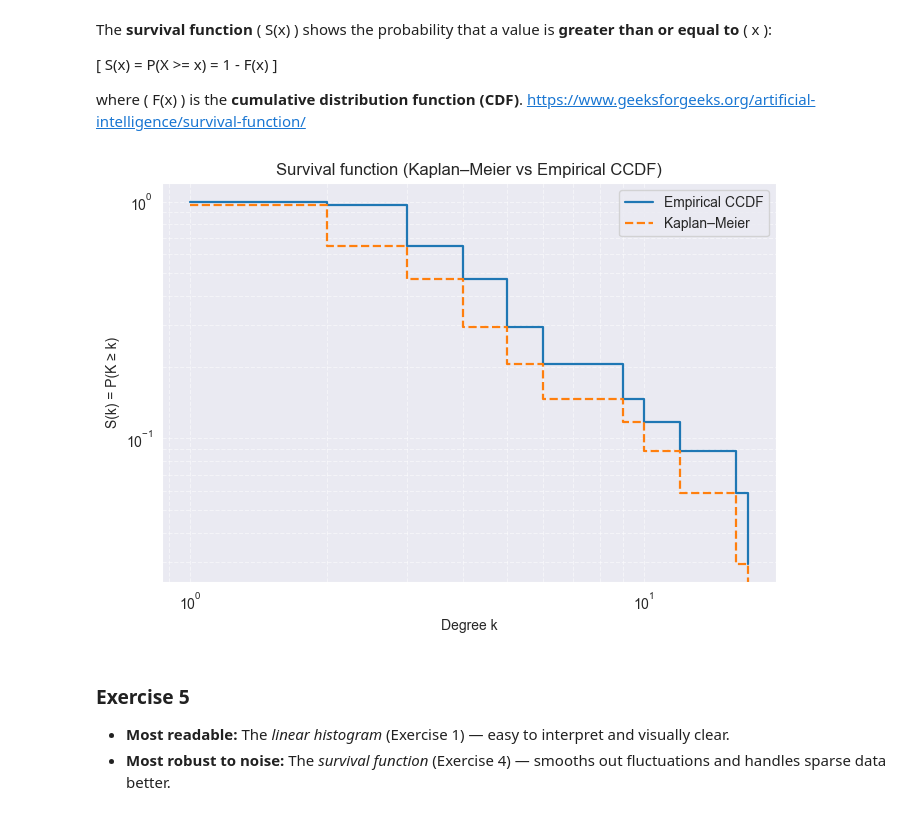
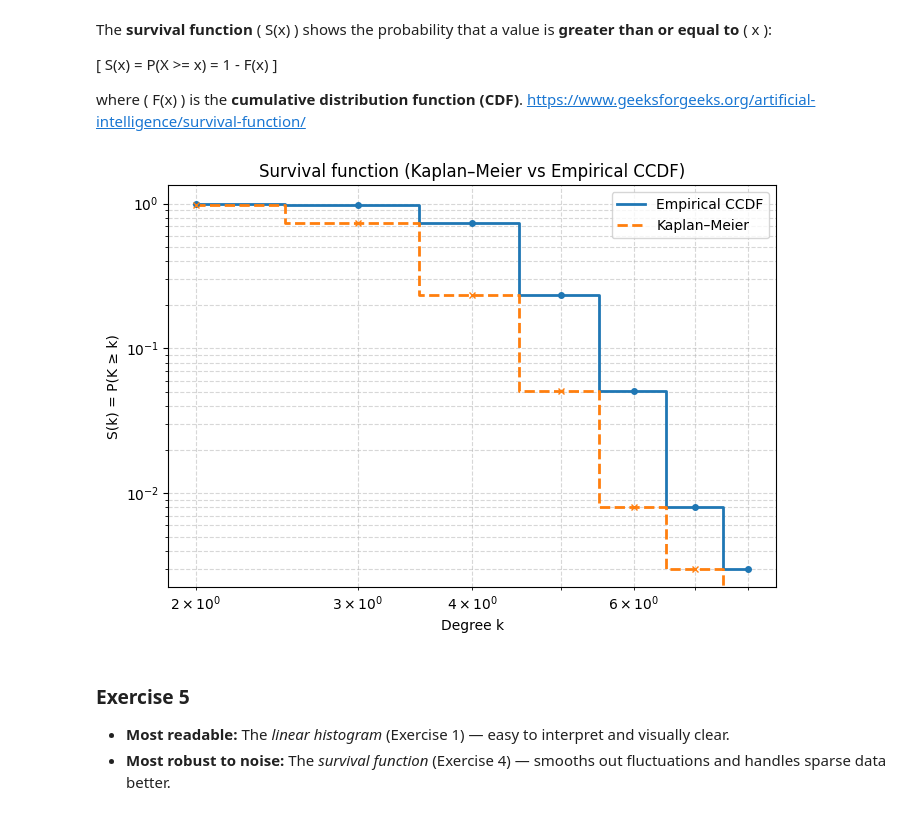
Before and after one commit to OganKuba/Social-Recomndation-Systems-Tasks, a Jupyter notebook: P4/E4.ipynb, the cells around one changed output. Drawn from its saved outputs; the diff is of its cells as text; code cells hidden in the pictures.

```diff
--- a/P4/E4.ipynb
+++ b/P4/E4.ipynb
@@ -115,42 +161,57 @@ def compute_survival_functions(degrees):
         if n_i > 0:
             # Update survival probability multiplicatively
             survival_product *= (1.0 - float(count_i) / n_i)
         survival_km[i] = survival_product
 
     return unique_degrees, survival_empirical, survival_km
 
 
 def plot_survival_comparison(degrees, title="Survival function (Kaplan–Meier vs Empirical CCDF)"):
-    # Compute survival curves from degree data
-    unique_degrees, survival_empirical, survival_km = compute_survival_functions(degrees)
+    unique_degrees, S_emp, S_km = compute_survival_functions(degrees)
 
-    # Exclude degree = 0 (cannot show on log scale)
+    # remove degree = 0 (cannot plot log)
     mask = unique_degrees > 0
     k_vals = unique_degrees[mask]
-    S_emp_plot = survival_empirical[mask]
-    S_km_plot = survival_km[mask]
+    S_emp = S_emp[mask]
+    S_km = S_km[mask]
+
+    # remove S=0 (log-scale would hide it)
+    mask2 = S_emp > 0
+    k_vals = k_vals[mask2]
+    S_emp = S_emp[mask2]
+    S_km = S_km[mask2]
+
+    # reverse order -> correct CCDF direction
+    k_vals = k_vals[::-1]
+    S_emp = S_emp[::-1]
+    S_km = S_km[::-1]
 
     plt.figure(figsize=(7, 5))
-    plt.step(k_vals, S_emp_plot, where="post", label="Empirical CCDF", linewidth=1.6)
-    plt.step(k_vals, S_km_plot, where="post", label="Kaplan–Meier", linewidth=1.6, linestyle="--")
+    plt.step(k_vals, S_emp, where="mid", label="Empirical CCDF", lw=2, color="#1f77b4")
+    plt.step(k_vals, S_km, where="mid", label="Kaplan–Meier", lw=2, ls="--", color="#ff7f0e")
+
+    plt.plot(k_vals, S_emp, "o", markersize=4, color="#1f77b4")
+    plt.plot(k_vals, S_km, "x", markersize=4, color="#ff7f0e")
 
     plt.xscale("log")
     plt.yscale("log")
+
     plt.xlabel("Degree k")
     plt.ylabel("S(k) = P(K ≥ k)")
     plt.title(title)
+
     plt.grid(True, which="both", linestyle="--", alpha=0.5)
     plt.legend()
     plt.tight_layout()
     plt.show()
 
-    return unique_degrees, survival_empirical, survival_km
+    return k_vals[::-1], S_emp[::-1], S_km[::-1]
 
 
 degrees = np.array([d for _, d in G.degree()], dtype=int)
 unique_degrees, survival_empirical, survival_km = plot_survival_comparison(degrees)
 # %% [output]
-[figure, old version]
+[figure, new version]
 # %% [markdown]
 ### Exercise 5
 
```
Also changed, not shown: parts of 11 cells of this notebook, 4 other files.
